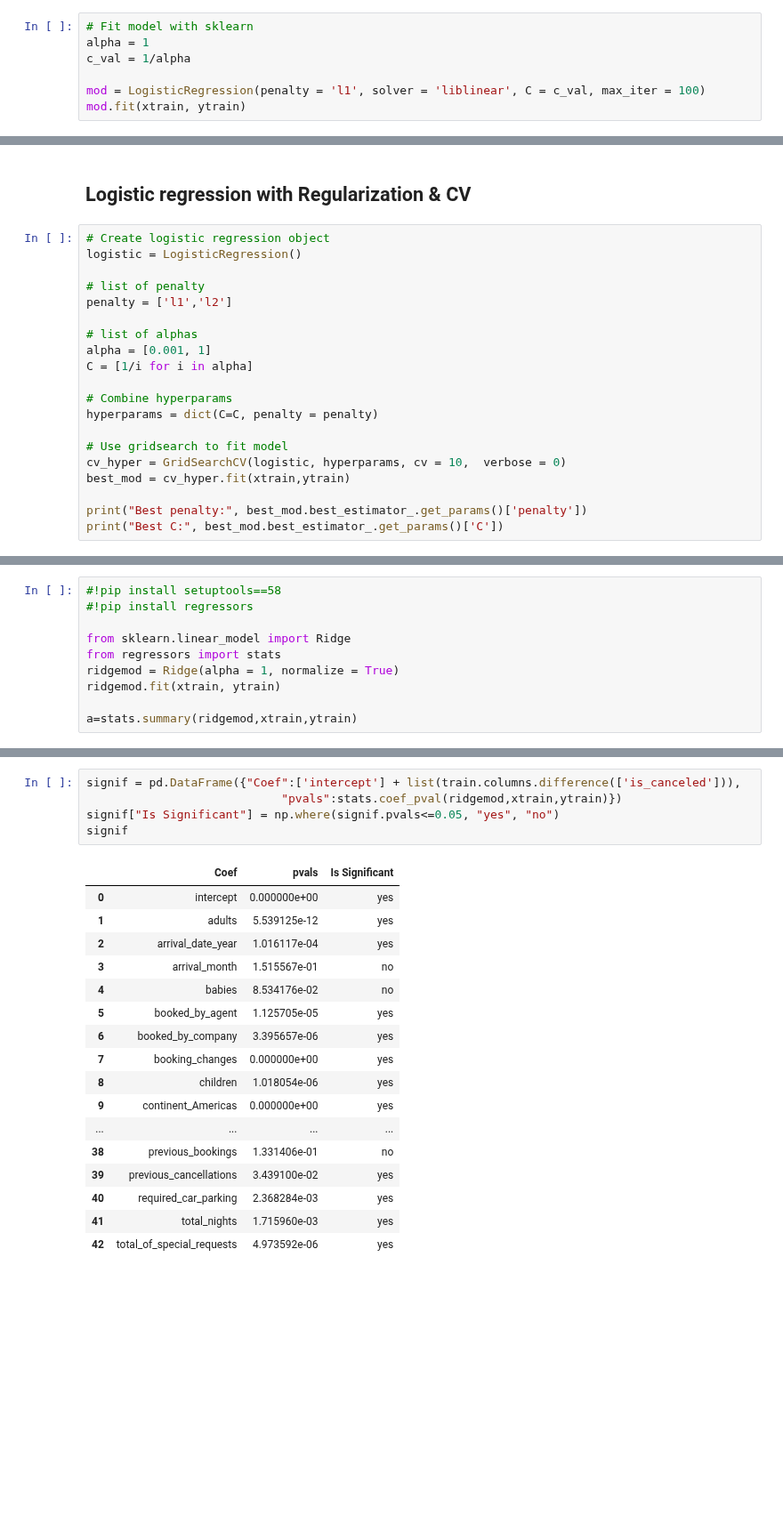
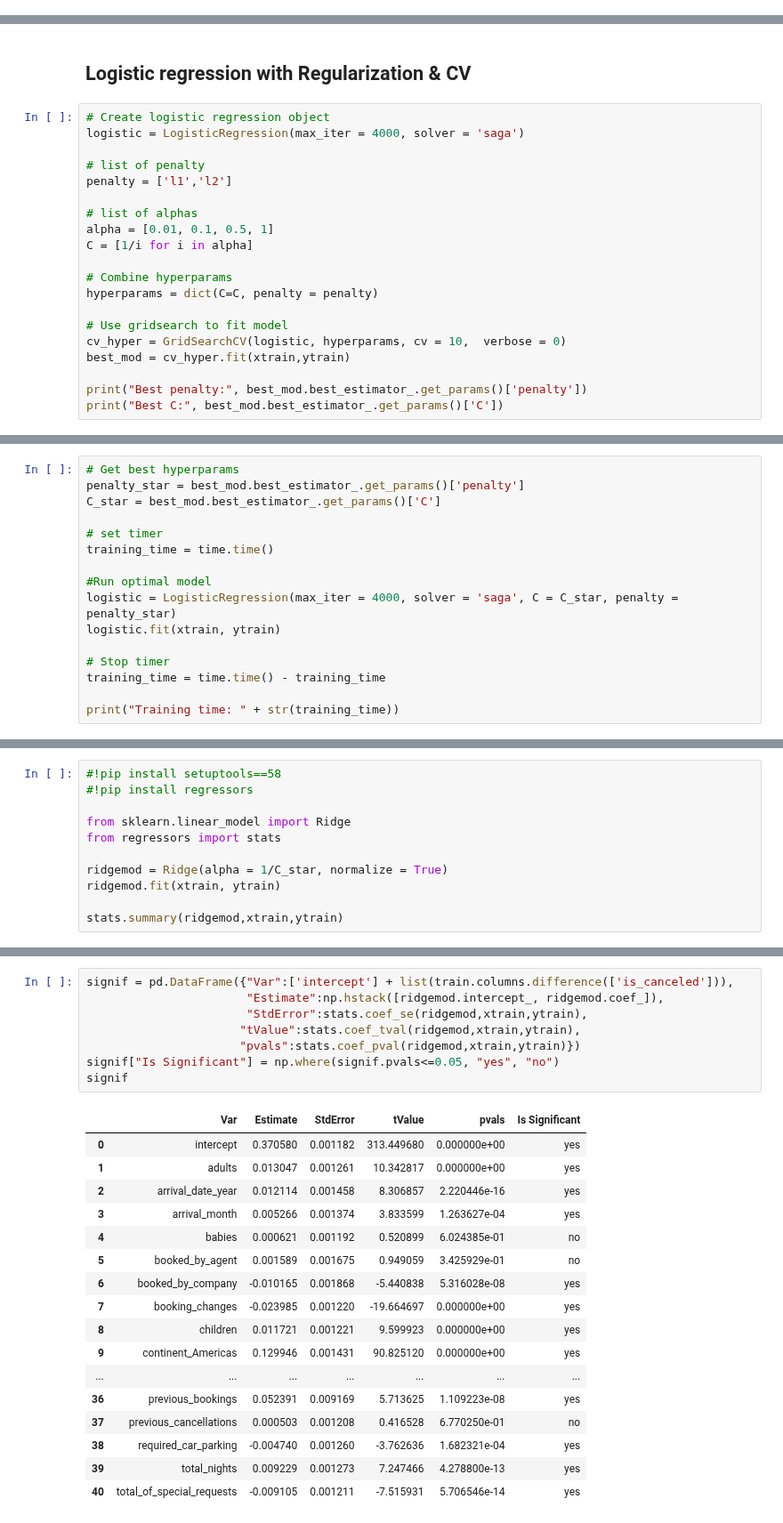
Before and after one commit to wenchengking/End-to-End-Hotel-Booking-Cancellation-Machine-Learning-Model, a Jupyter notebook: 05_Modeling/LogisticRegression.ipynb, the cells around one changed output, grey strips where cells are left out. Shown at 89% size. Saved outputs shown, nothing was run; the diff lists cells and outputs as text; blank space fills up the shorter version.

Commit message:
Updating Logist Regression and Random Forest

```diff
--- a/05_Modeling/LogisticRegression.ipynb
+++ b/05_Modeling/LogisticRegression.ipynb
@@ -146,7 +275,0 @@ pd.DataFrame(ytrain).to_csv("ytrain.csv", index = False)
-# %%
-# Fit model with sklearn
-alpha = 1
-c_val = 1/alpha
-
-mod = LogisticRegression(penalty = 'l1', solver = 'liblinear', C = c_val, max_iter = 100)
-mod.fit(xtrain, ytrain)
@@ -228,13 +277,13 @@ LinAlgError: Singular matrix
 ## Logistic regression with Regularization & CV
 # %%
 # Create logistic regression object
-logistic = LogisticRegression()
+logistic = LogisticRegression(max_iter = 4000, solver = 'saga')
 
 # list of penalty
 penalty = ['l1','l2']
 
 # list of alphas
-alpha = [0.001, 1]
+alpha = [0.01, 0.1, 0.5, 1]
 C = [1/i for i in alpha]
 
 # Combine hyperparams
@@ -302,0 +301,16 @@ array([0.82642379, 0.83059366, 0.82389279, 0.82085645, 0.81949534,
+# %%
+# Get best hyperparams
+penalty_star = best_mod.best_estimator_.get_params()['penalty']
+C_star = best_mod.best_estimator_.get_params()['C']
+
+# set timer
+training_time = time.time()
+
+#Run optimal model
+logistic = LogisticRegression(max_iter = 4000, solver = 'saga', C = C_star, penalty = penalty_star)
+logistic.fit(xtrain, ytrain)
+
+# Stop timer
+training_time = time.time() - training_time
+
+print("Training time: " + str(training_time))
@@ -306,10 +322,11 @@ array([0.82642379, 0.83059366, 0.82389279, 0.82085645, 0.81949534,
 
 from sklearn.linear_model import Ridge
 from regressors import stats
-ridgemod = Ridge(alpha = 1, normalize = True)
+
+ridgemod = Ridge(alpha = 1/C_star, normalize = True)
 ridgemod.fit(xtrain, ytrain)
 
-a=stats.summary(ridgemod,xtrain,ytrain)
+stats.summary(ridgemod,xtrain,ytrain)
 # %% [output]
 Residuals:
     Min     1Q  Median     3Q    Max
@@ -353,23 +361,26 @@ Index(['babies', 'booked_by_agent', 'previous_bookings', 'continent_Americas',
 # %%
-signif = pd.DataFrame({"Coef":['intercept'] + list(train.columns.difference(['is_canceled'])),
-                            "pvals":stats.coef_pval(ridgemod,xtrain,ytrain)})
+signif = pd.DataFrame({"Var":['intercept'] + list(train.columns.difference(['is_canceled'])),
+                       "Estimate":np.hstack([ridgemod.intercept_, ridgemod.coef_]),
+                       "StdError":stats.coef_se(ridgemod,xtrain,ytrain),
+                      "tValue":stats.coef_tval(ridgemod,xtrain,ytrain),
+                      "pvals":stats.coef_pval(ridgemod,xtrain,ytrain)})
 signif["Is Significant"] = np.where(signif.pvals<=0.05, "yes", "no")
 signif
 # %% [output]
-|  | Coef | pvals | Is Significant |
-| 0 | intercept | 0.000000e+00 | yes |
-| 1 | adults | 5.539125e-12 | yes |
-| 2 | arrival_date_year | 1.016117e-04 | yes |
-| 3 | arrival_month | 1.515567e-01 | no |
-| 4 | babies | 8.534176e-02 | no |
-| 5 | booked_by_agent | 1.125705e-05 | yes |
-| 6 | booked_by_company | 3.395657e-06 | yes |
-| 7 | booking_changes | 0.000000e+00 | yes |
-| 8 | children | 1.018054e-06 | yes |
-| 9 | continent_Americas | 0.000000e+00 | yes |
-| ... | ... | ... | ... |
-| 38 | previous_bookings | 1.331406e-01 | no |
-| 39 | previous_cancellations | 3.439100e-02 | yes |
-| 40 | required_car_parking | 2.368284e-03 | yes |
-| 41 | total_nights | 1.715960e-03 | yes |
-| 42 | total_of_special_requests | 4.973592e-06 | yes |
+|  | Var | Estimate | StdError | tValue | pvals | Is Significant |
+| 0 | intercept | 0.370580 | 0.001182 | 313.449680 | 0.000000e+00 | yes |
+| 1 | adults | 0.013047 | 0.001261 | 10.342817 | 0.000000e+00 | yes |
+| 2 | arrival_date_year | 0.012114 | 0.001458 | 8.306857 | 2.220446e-16 | yes |
+| 3 | arrival_month | 0.005266 | 0.001374 | 3.833599 | 1.263627e-04 | yes |
+| 4 | babies | 0.000621 | 0.001192 | 0.520899 | 6.024385e-01 | no |
+| 5 | booked_by_agent | 0.001589 | 0.001675 | 0.949059 | 3.425929e-01 | no |
+| 6 | booked_by_company | -0.010165 | 0.001868 | -5.440838 | 5.316028e-08 | yes |
+| 7 | booking_changes | -0.023985 | 0.001220 | -19.664697 | 0.000000e+00 | yes |
+| 8 | children | 0.011721 | 0.001221 | 9.599923 | 0.000000e+00 | yes |
+| 9 | continent_Americas | 0.129946 | 0.001431 | 90.825120 | 0.000000e+00 | yes |
+| ... | ... | ... | ... | ... | ... | ... |
+| 36 | previous_bookings | 0.052391 | 0.009169 | 5.713625 | 1.109223e-08 | yes |
+| 37 | previous_cancellations | 0.000503 | 0.001208 | 0.416528 | 6.770250e-01 | no |
+| 38 | required_car_parking | -0.004740 | 0.001260 | -3.762636 | 1.682321e-04 | yes |
+| 39 | total_nights | 0.009229 | 0.001273 | 7.247466 | 4.278800e-13 | yes |
+| 40 | total_of_special_requests | -0.009105 | 0.001211 | -7.515931 | 5.706546e-14 | yes |
```
Also changed, not shown: parts of 36 cells of this notebook, 1 other file.
